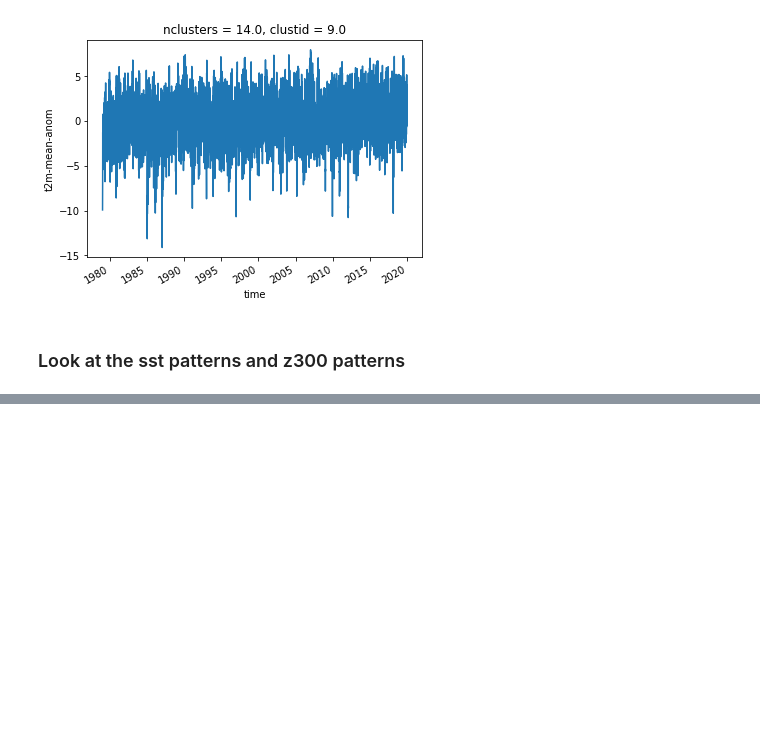
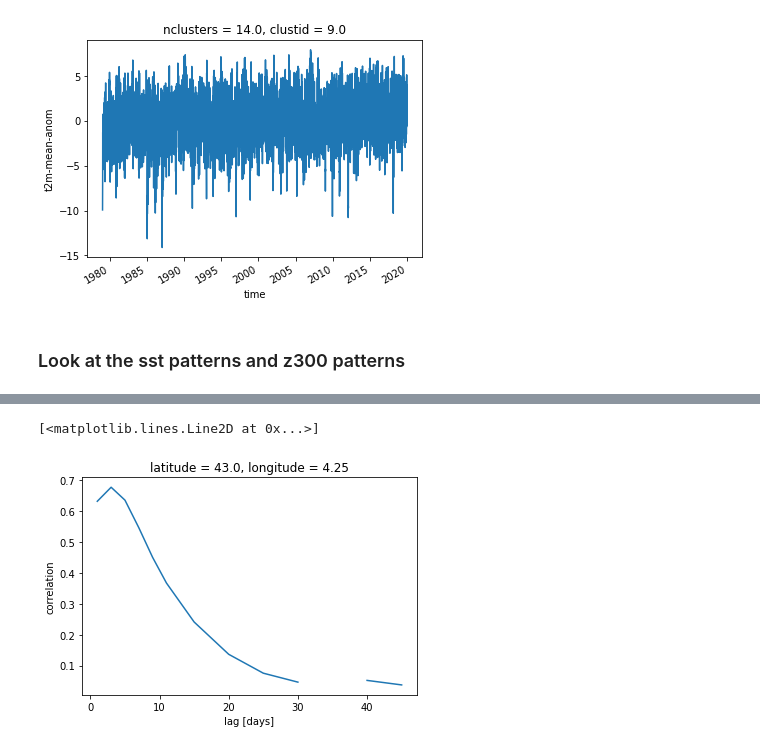
Before and after one commit to chiemvs/Weave, a Jupyter notebook: notebooks/Rank_correlations.ipynb, the cells around one changed output, grey strips where cells are left out. Saved outputs shown, nothing was run; the diff lists cells and outputs as text; code cells hidden in the pictures; blank space fills up the shorter version.

```diff
--- a/notebooks/Rank_correlations.ipynb
+++ b/notebooks/Rank_correlations.ipynb
@@ -52,0 +46,5 @@ Coordinates:
+# %%
+sstcorr.sel(latitude = 43, longitude = 4.3, method = 'nearest').plot()
+# %% [output]
+[<matplotlib.lines.Line2D at 0x...>]
+[figure, added]
```
Also changed, not shown: parts of 41 cells of this notebook.
